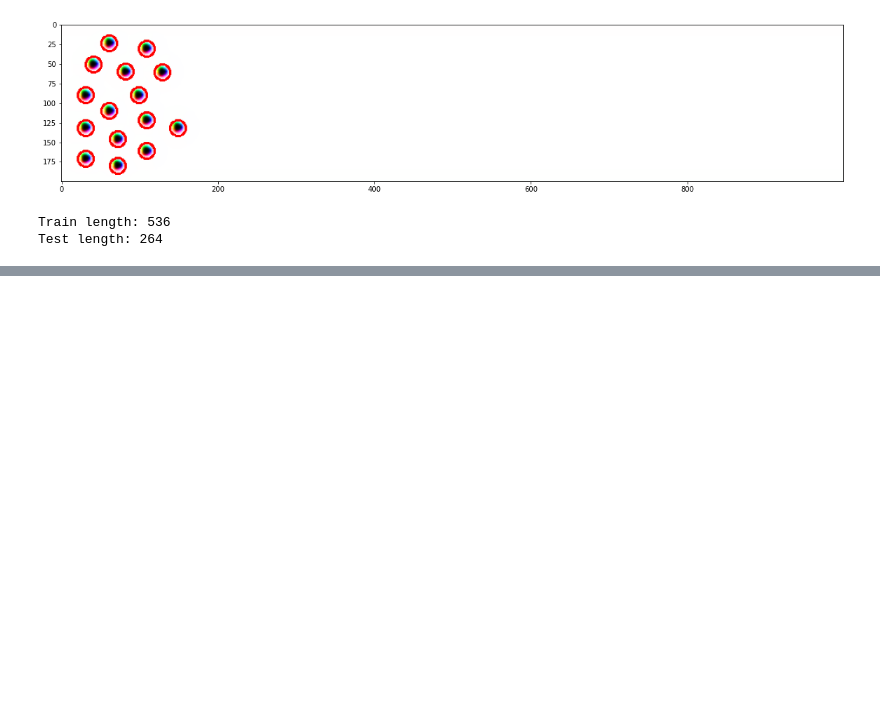
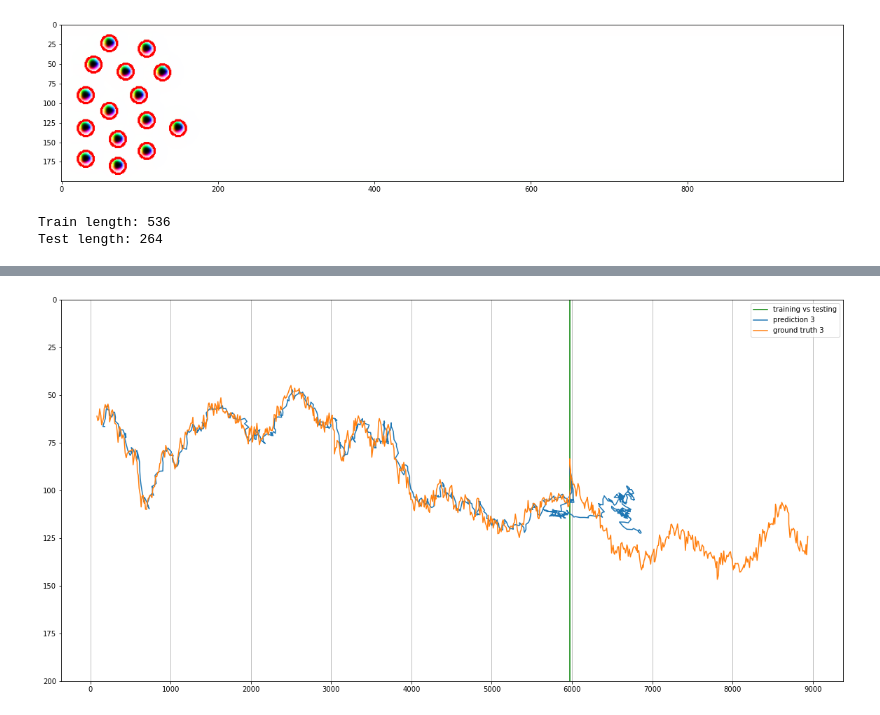
Before and after one commit to calvincbzhang/skyrmions-trajectory-prediction, a Jupyter notebook: rnn.ipynb, the cells around one changed output, grey strips where cells are left out. Cells and saved outputs as stored; diff of their text form; code cells hidden in the pictures; blank space fills up the shorter version.

```diff
--- a/rnn.ipynb
+++ b/rnn.ipynb
@@ -159,11 +161,19 @@ plt.show()
 # %%
 pred_train = model.predict(X_train)
 pred_test = model.predict(X_test)
-
-pred_train = min_max_scaler.inverse_transform(pred_train)
-pred_test = min_max_scaler.inverse_transform(pred_test)
 # %%
 pred_train_df = get_predictions_df(pred_train)
 pred_test_df = get_predictions_df(pred_test)
+# %%
+pred_train_unscaled = pred_train_df.copy()
+pred_test_unscaled = pred_test_df.copy()
+
+pred_train_unscaled['x'] = min_max_scaler_x.inverse_transform(np.reshape(pred_train_unscaled['x'].values.astype(float), (-1, 1)))
+pred_train_unscaled['y'] = min_max_scaler_y.inverse_transform(np.reshape(pred_train_unscaled['y'].values.astype(float), (-1, 1)))
+
+pred_test_unscaled['x'] = min_max_scaler_x.inverse_transform(np.reshape(pred_test_unscaled['x'].values.astype(float), (-1, 1)))
+pred_test_unscaled['y'] = min_max_scaler_y.inverse_transform(np.reshape(pred_test_unscaled['y'].values.astype(float), (-1, 1)))
 # %%
-plot_prediction(data, pred_test_df, pred_train_df, ids=[0])
+plot_prediction(data, pred_test_unscaled, pred_train_unscaled, ids=[3])
+# %% [output]
+[figure, added]
```
Also changed, not shown: parts of 4 cells of this notebook.
